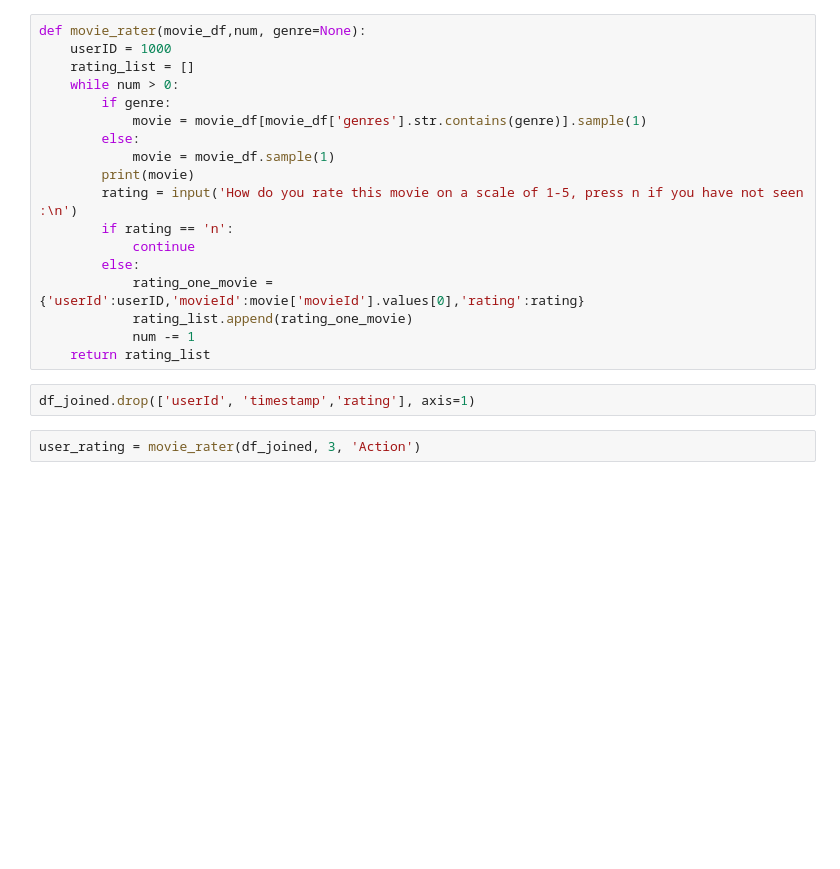
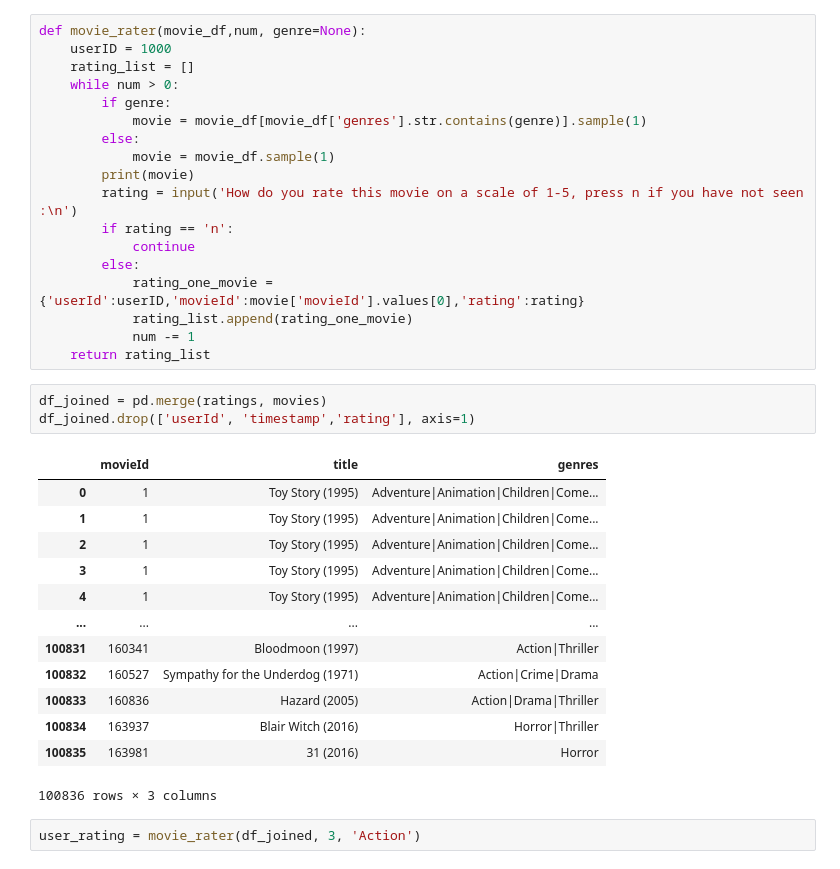
Before and after one commit to RedDragonfruit/MovieLens_Recommendation, a Jupyter notebook: main.ipynb, the cells around one changed output. Cells and saved outputs as stored; diff of their text form; blank space fills up the shorter version.

```diff
--- a/main.ipynb
+++ b/main.ipynb
@@ -210,7 +223,22 @@ def movie_rater(movie_df,num, genre=None):
             num -= 1
     return rating_list
 # %%
+df_joined = pd.merge(ratings, movies)
 df_joined.drop(['userId', 'timestamp','rating'], axis=1)
+# %% [output]
+|  | movieId | title | genres |
+| 0 | 1 | Toy Story (1995) | Adventure|Animation|Children|Come... |
+| 1 | 1 | Toy Story (1995) | Adventure|Animation|Children|Come... |
+| 2 | 1 | Toy Story (1995) | Adventure|Animation|Children|Come... |
+| 3 | 1 | Toy Story (1995) | Adventure|Animation|Children|Come... |
+| 4 | 1 | Toy Story (1995) | Adventure|Animation|Children|Come... |
+| ... | ... | ... | ... |
+| 100831 | 160341 | Bloodmoon (1997) | Action|Thriller |
+| 100832 | 160527 | Sympathy for the Underdog (1971) | Action|Crime|Drama |
+| 100833 | 160836 | Hazard (2005) | Action|Drama|Thriller |
+| 100834 | 163937 | Blair Witch (2016) | Horror|Thriller |
+| 100835 | 163981 | 31 (2016) | Horror |
+100836 rows × 3 columns
 # %%
 user_rating = movie_rater(df_joined, 3, 'Action')
 # %%
```
Also changed, not shown: parts of 32 cells of this notebook.
